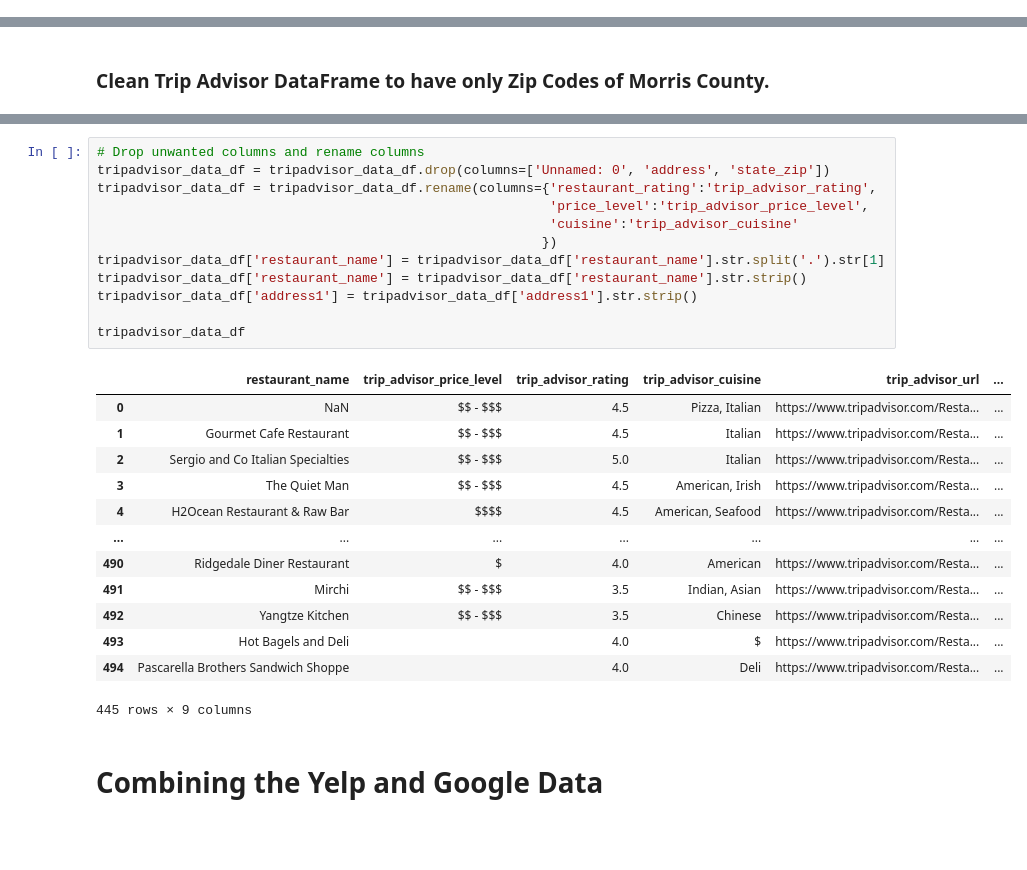
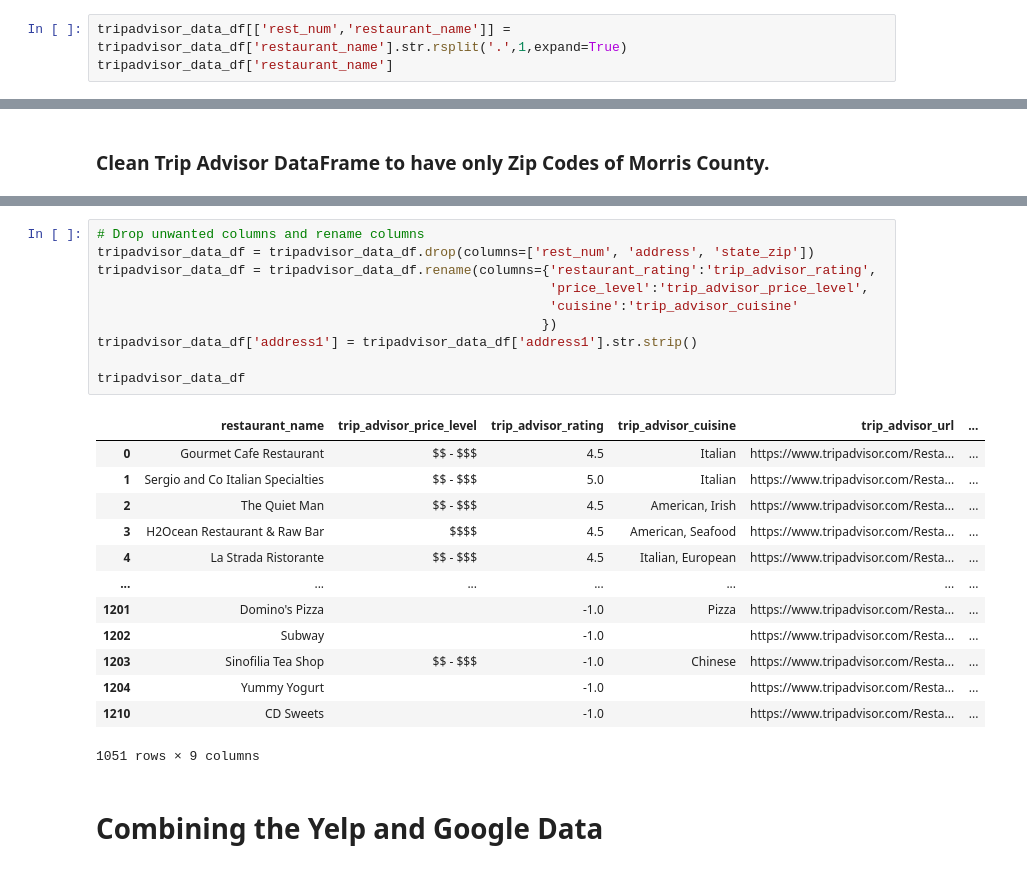
Before and after one commit to deliahellander/ETL-Project, a Jupyter notebook: Transformation/Transformation.ipynb, the cells around one changed output, grey strips where cells are left out. Cells and saved outputs as stored; diff of their text form; blank space fills up the shorter version.

```diff
--- a/Transformation/Transformation.ipynb
+++ b/Transformation/Transformation.ipynb
@@ -524,2 +524,5 @@ tripadvisor_data_df
 # %% [markdown]
 ### Dropping duplicate restaurant address and restaurant_name value
+# %%
+tripadvisor_data_df[['rest_num','restaurant_name']] = tripadvisor_data_df['restaurant_name'].str.rsplit('.',1,expand=True)
+tripadvisor_data_df['restaurant_name']
@@ -608,29 +624,27 @@ tripadvisor_data_df
 # %%
 # Drop unwanted columns and rename columns
-tripadvisor_data_df = tripadvisor_data_df.drop(columns=['Unnamed: 0', 'address', 'state_zip'])
+tripadvisor_data_df = tripadvisor_data_df.drop(columns=['rest_num', 'address', 'state_zip'])
 tripadvisor_data_df = tripadvisor_data_df.rename(columns={'restaurant_rating':'trip_advisor_rating',
                                                           'price_level':'trip_advisor_price_level',
                                                           'cuisine':'trip_advisor_cuisine'
                                                          })
-tripadvisor_data_df['restaurant_name'] = tripadvisor_data_df['restaurant_name'].str.split('.').str[1]
-tripadvisor_data_df['restaurant_name'] = tripadvisor_data_df['restaurant_name'].str.strip()
 tripadvisor_data_df['address1'] = tripadvisor_data_df['address1'].str.strip()
 
 tripadvisor_data_df
 # %% [output]
 |  | restaurant_name | trip_advisor_price_level | trip_advisor_rating | trip_advisor_cuisine | trip_advisor_url | ... |
-| 0 | NaN | $$ - $$$ | 4.5 | Pizza, Italian | https://www.tripadvisor.com/Resta... | ... |
-| 1 | Gourmet Cafe Restaurant | $$ - $$$ | 4.5 | Italian | https://www.tripadvisor.com/Resta... | ... |
-| 2 | Sergio and Co Italian Specialties | $$ - $$$ | 5.0 | Italian | https://www.tripadvisor.com/Resta... | ... |
-| 3 | The Quiet Man | $$ - $$$ | 4.5 | American, Irish | https://www.tripadvisor.com/Resta... | ... |
-| 4 | H2Ocean Restaurant & Raw Bar | $$$$ | 4.5 | American, Seafood | https://www.tripadvisor.com/Resta... | ... |
+| 0 | Gourmet Cafe Restaurant | $$ - $$$ | 4.5 | Italian | https://www.tripadvisor.com/Resta... | ... |
+| 1 | Sergio and Co Italian Specialties | $$ - $$$ | 5.0 | Italian | https://www.tripadvisor.com/Resta... | ... |
+| 2 | The Quiet Man | $$ - $$$ | 4.5 | American, Irish | https://www.tripadvisor.com/Resta... | ... |
+| 3 | H2Ocean Restaurant & Raw Bar | $$$$ | 4.5 | American, Seafood | https://www.tripadvisor.com/Resta... | ... |
+| 4 | La Strada Ristorante | $$ - $$$ | 4.5 | Italian, European | https://www.tripadvisor.com/Resta... | ... |
 | ... | ... | ... | ... | ... | ... | ... |
-| 490 | Ridgedale Diner Restaurant | $ | 4.0 | American | https://www.tripadvisor.com/Resta... | ... |
-| 491 | Mirchi | $$ - $$$ | 3.5 | Indian, Asian | https://www.tripadvisor.com/Resta... | ... |
-| 492 | Yangtze Kitchen | $$ - $$$ | 3.5 | Chinese | https://www.tripadvisor.com/Resta... | ... |
-| 493 | Hot Bagels and Deli |  | 4.0 | $ | https://www.tripadvisor.com/Resta... | ... |
-| 494 | Pascarella Brothers Sandwich Shoppe |  | 4.0 | Deli | https://www.tripadvisor.com/Resta... | ... |
+| 1201 | Domino's Pizza |  | -1.0 | Pizza | https://www.tripadvisor.com/Resta... | ... |
+| 1202 | Subway |  | -1.0 |  | https://www.tripadvisor.com/Resta... | ... |
+| 1203 | Sinofilia Tea Shop | $$ - $$$ | -1.0 | Chinese | https://www.tripadvisor.com/Resta... | ... |
+| 1204 | Yummy Yogurt |  | -1.0 |  | https://www.tripadvisor.com/Resta... | ... |
+| 1210 | CD Sweets |  | -1.0 |  | https://www.tripadvisor.com/Resta... | ... |
-445 rows × 9 columns
+1051 rows × 9 columns
 # %% [markdown]
 # Combining the Yelp and Google Data
 # %%
```
Also changed, not shown: parts of 25 cells of this notebook, 5 other files.
